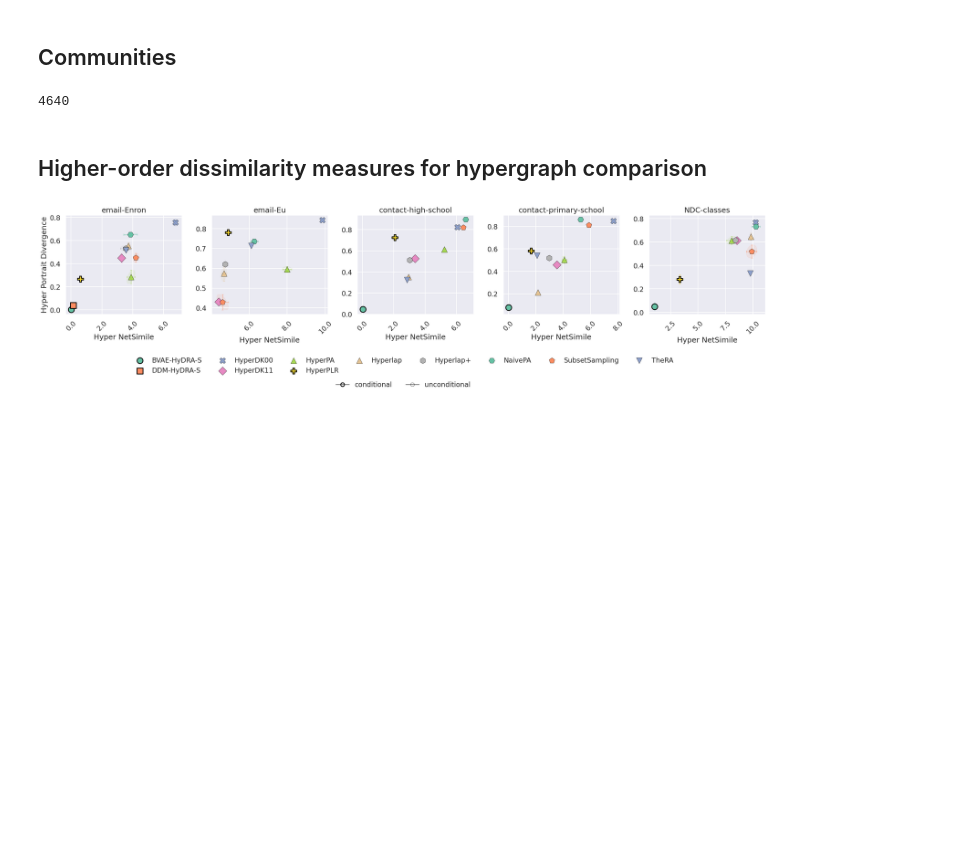
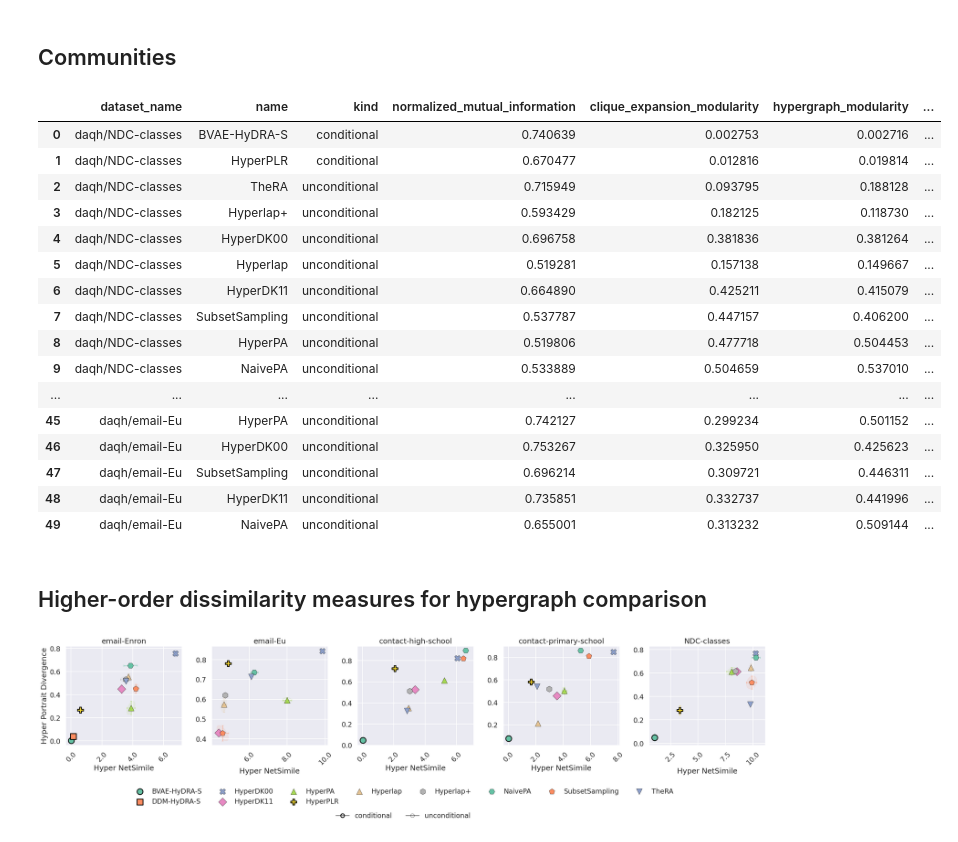
Before and after one commit to hypernetwork-research-group/Janus, a Jupyter notebook: examples/notebooks/tables_and_plots.ipynb, the cells around one changed output. Drawn from its saved outputs; the diff is of its cells as text; code cells hidden in the pictures; blank space fills up the shorter version.

Commit message:
Refresh tables and plots notebook outputs

```diff
--- a/examples/notebooks/tables_and_plots.ipynb
+++ b/examples/notebooks/tables_and_plots.ipynb
@@ -102,34 +102,52 @@ for dataset_name, ds_df in df_final.groupby("dataset_name", sort=False):
         )
         lines.append("\\midrule")
 
         body = k_df[data_cols].to_latex(
             index=False,
             header=False,
             escape=True,     # escapes data cells
         ).splitlines()
 
         # keep only the actual row lines from pandas' mini-table
         body = [
             ln for ln in body
             if not ln.startswith(r"\begin{tabular}")
             and not ln.startswith(r"\toprule")
             and not ln.startswith(r"\midrule")
             and not ln.startswith(r"\bottomrule")
             and not ln.startswith(r"\end{tabular}")
         ]
         lines.extend(body)
 
     lines.append(r"\midrule")
 
 lines.append(r"\bottomrule")
 lines.append(r"\end{tabular}")
 
 lines.append(r"\endgroup")
 
 makedirs(f"{root_dir}tables/", exist_ok=True)
 Path(f"{root_dir}tables/communities.tex").write_text("\n".join(lines), encoding="utf-8")
+
+df_final
 # %% [output]
-4640
+|  | dataset_name | name | kind | normalized_mutual_information | clique_expansion_modularity | hypergraph_modularity | ... |
+| 0 | daqh/NDC-classes | BVAE-HyDRA-S | conditional | 0.740639 | 0.002753 | 0.002716 | ... |
+| 1 | daqh/NDC-classes | HyperPLR | conditional | 0.670477 | 0.012816 | 0.019814 | ... |
+| 2 | daqh/NDC-classes | TheRA | unconditional | 0.715949 | 0.093795 | 0.188128 | ... |
+| 3 | daqh/NDC-classes | Hyperlap+ | unconditional | 0.593429 | 0.182125 | 0.118730 | ... |
+| 4 | daqh/NDC-classes | HyperDK00 | unconditional | 0.696758 | 0.381836 | 0.381264 | ... |
+| 5 | daqh/NDC-classes | Hyperlap | unconditional | 0.519281 | 0.157138 | 0.149667 | ... |
+| 6 | daqh/NDC-classes | HyperDK11 | unconditional | 0.664890 | 0.425211 | 0.415079 | ... |
+| 7 | daqh/NDC-classes | SubsetSampling | unconditional | 0.537787 | 0.447157 | 0.406200 | ... |
+| 8 | daqh/NDC-classes | HyperPA | unconditional | 0.519806 | 0.477718 | 0.504453 | ... |
+| 9 | daqh/NDC-classes | NaivePA | unconditional | 0.533889 | 0.504659 | 0.537010 | ... |
+| ... | ... | ... | ... | ... | ... | ... | ... |
+| 45 | daqh/email-Eu | HyperPA | unconditional | 0.742127 | 0.299234 | 0.501152 | ... |
+| 46 | daqh/email-Eu | HyperDK00 | unconditional | 0.753267 | 0.325950 | 0.425623 | ... |
+| 47 | daqh/email-Eu | SubsetSampling | unconditional | 0.696214 | 0.309721 | 0.446311 | ... |
+| 48 | daqh/email-Eu | HyperDK11 | unconditional | 0.735851 | 0.332737 | 0.441996 | ... |
+| 49 | daqh/email-Eu | NaivePA | unconditional | 0.655001 | 0.313232 | 0.509144 | ... |
 # %% [markdown]
 ## Higher-order dissimilarity measures for hypergraph comparison
 # %%
```
